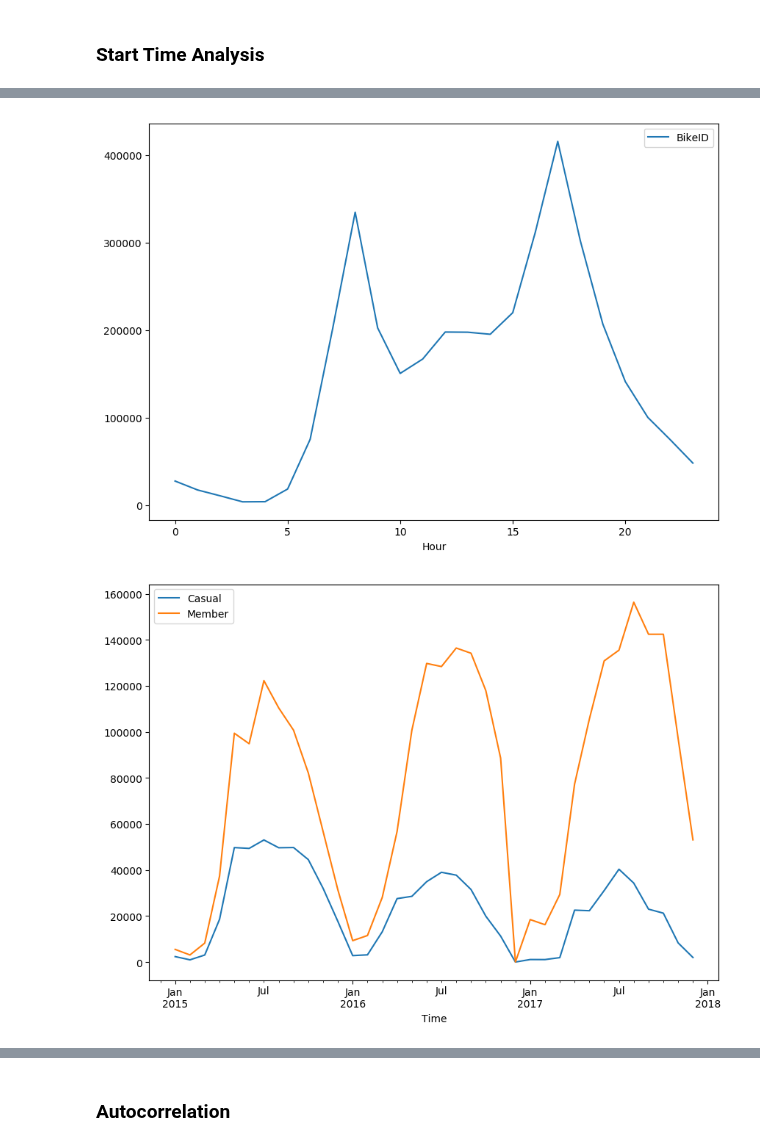
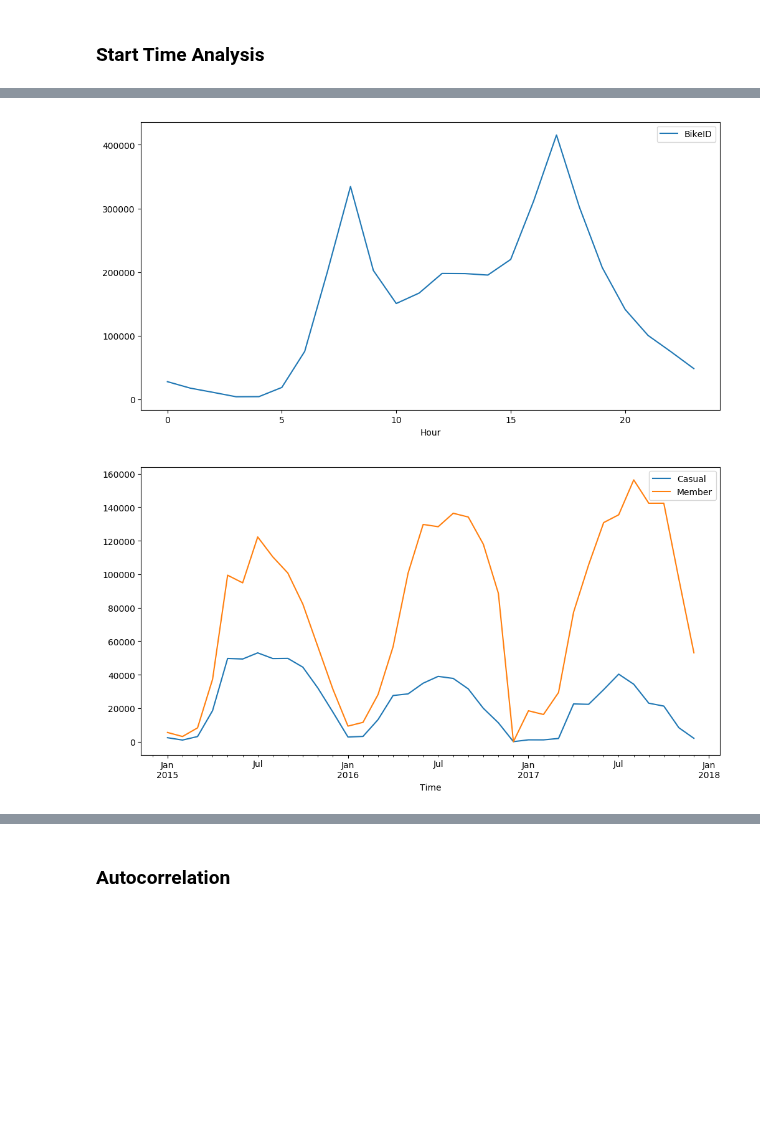
Before and after one commit to cneiderer/Class_Projects, a Jupyter notebook: Project5/Modeling.ipynb, the cells around one changed output, grey strips where cells are left out. Saved outputs shown, nothing was run; the diff lists cells and outputs as text; code cells hidden in the pictures; blank space fills up the shorter version.

```diff
--- a/Project5/Modeling.ipynb
+++ b/Project5/Modeling.ipynb
@@ -296,12 +311,14 @@ pt_dayofweek.plot(figsize=(10,7));
 # %%
 # Rides per Hr
 pt_dayofweek = start_df.pivot_table(index="Hour", values="BikeID", aggfunc="count")
-pt_dayofweek.plot(figsize=(10,7));
+pt_dayofweek.plot(figsize=(12,6));
 # %% [output]
-[figure, old version]
+[figure, new version]
 # %%
+df_usertype = pd.get_dummies(start_df.UserType)
+
 R_usertype_dayofweek = df_usertype.resample("M").sum()
-R_usertype_dayofweek.plot(figsize=(10, 7));
+R_usertype_dayofweek.plot(figsize=(12, 6));
 # %% [output]
-[figure, old version]
+[figure, new version]
 # %%
```
Also changed, not shown: parts of 51 cells of this notebook, 1 other file.
